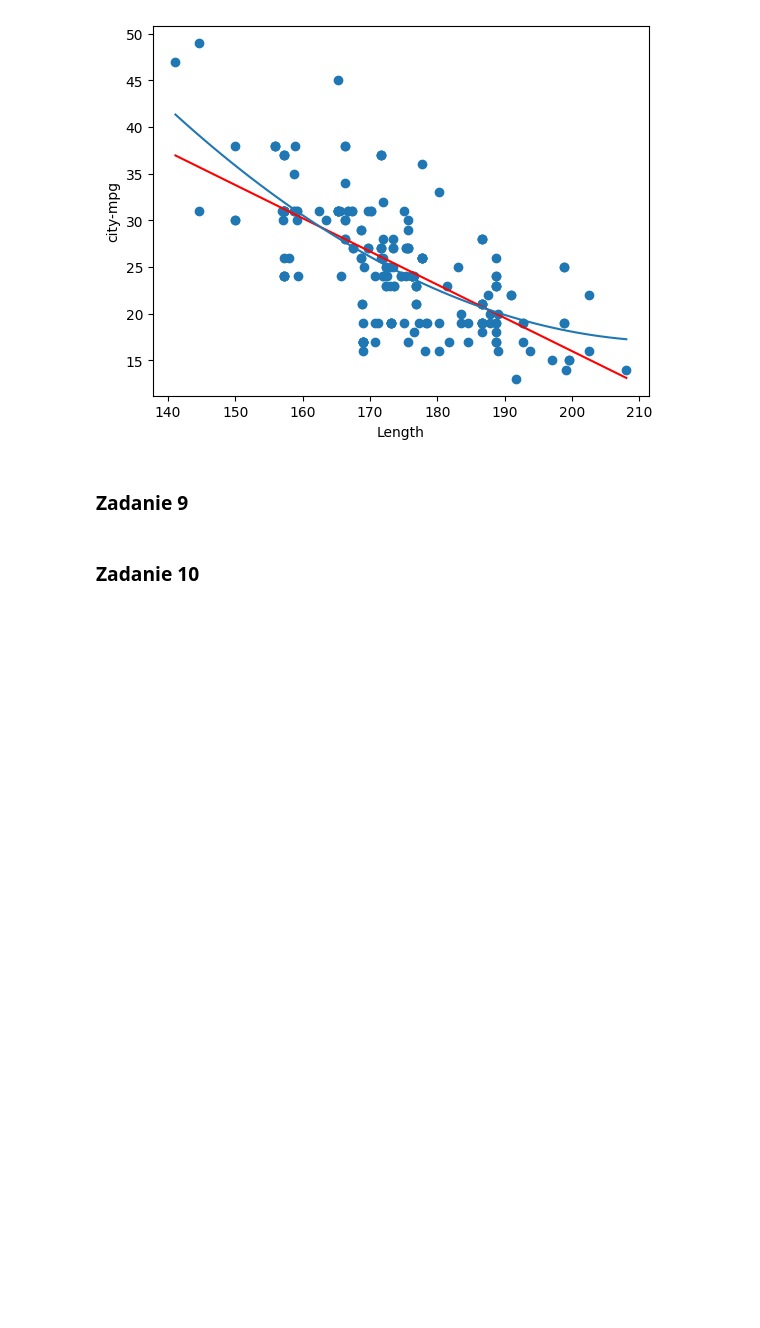
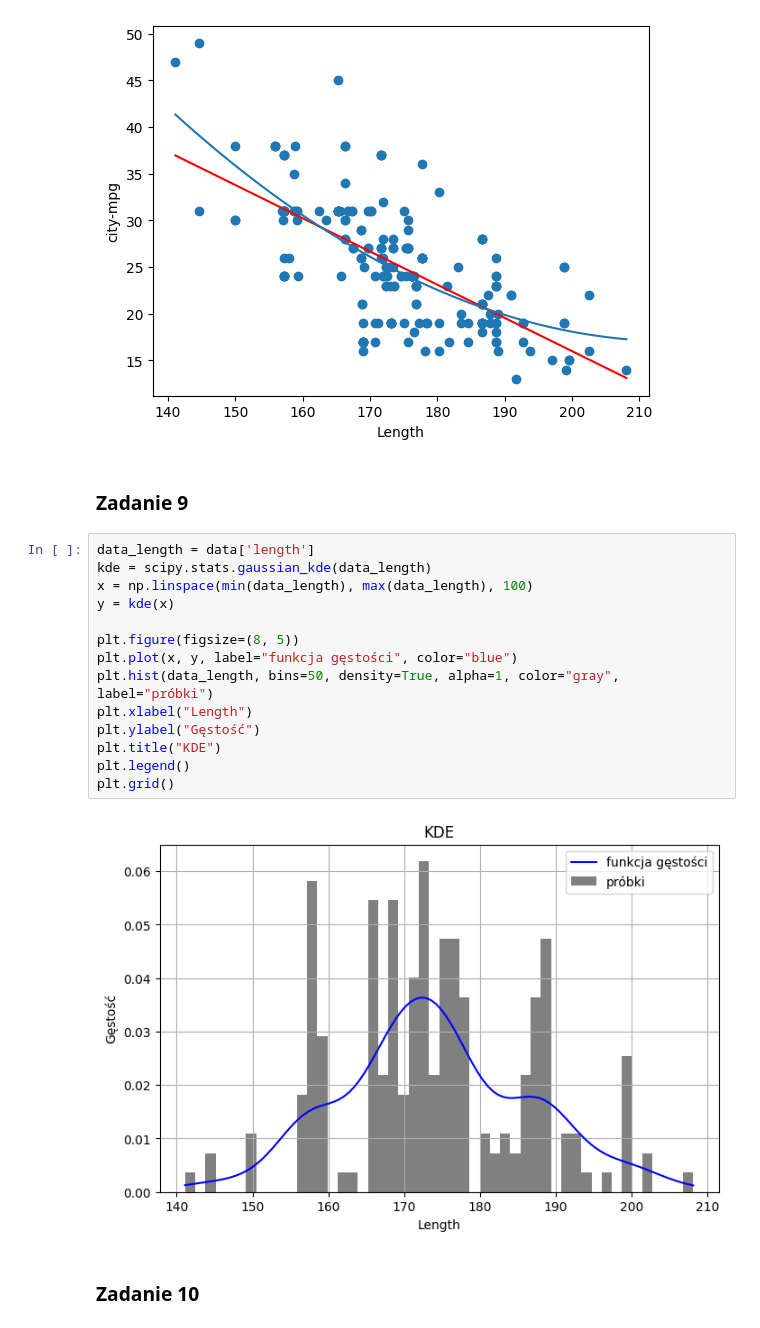
Before and after one commit to ExeN93/sem4, a Jupyter notebook: Data Processing and Analysis/lab2/lab2.ipynb, the cells around one changed output. Drawn from its saved outputs; the diff is of its cells as text; blank space fills up the shorter version.

```diff
--- a/Data Processing and Analysis/lab2/lab2.ipynb
+++ b/Data Processing and Analysis/lab2/lab2.ipynb
@@ -516,5 +515,21 @@ plt.show()
 [figure]
 # %% [markdown]
 ### Zadanie 9
+# %%
+data_length = data['length']
+kde = scipy.stats.gaussian_kde(data_length)
+x = np.linspace(min(data_length), max(data_length), 100)
+y = kde(x)
+
+plt.figure(figsize=(8, 5))
+plt.plot(x, y, label="funkcja gęstości", color="blue")
+plt.hist(data_length, bins=50, density=True, alpha=1, color="gray", label="próbki")
+plt.xlabel("Length")
+plt.ylabel("Gęstość")
+plt.title("KDE")
+plt.legend()
+plt.grid()
+# %% [output]
+[figure, added]
 # %% [markdown]
 ### Zadanie 10
```
Also changed, not shown: parts of 4 cells of this notebook, 3 other files.
